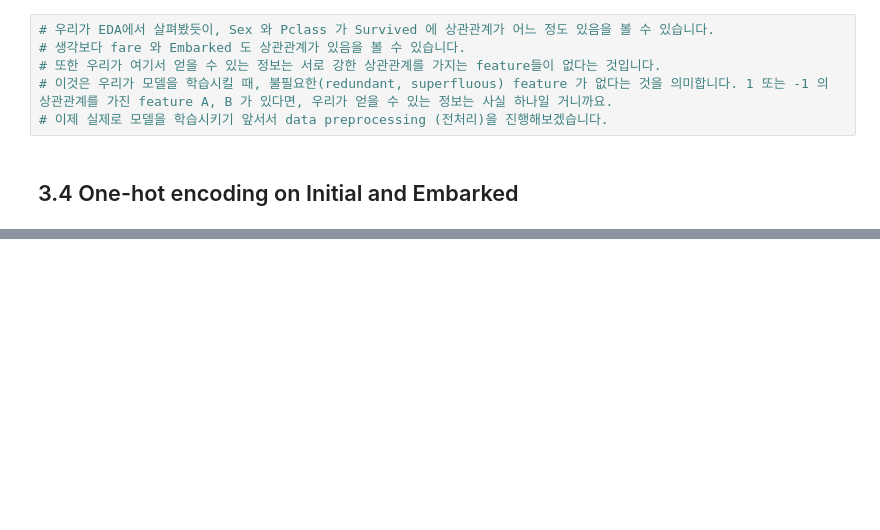
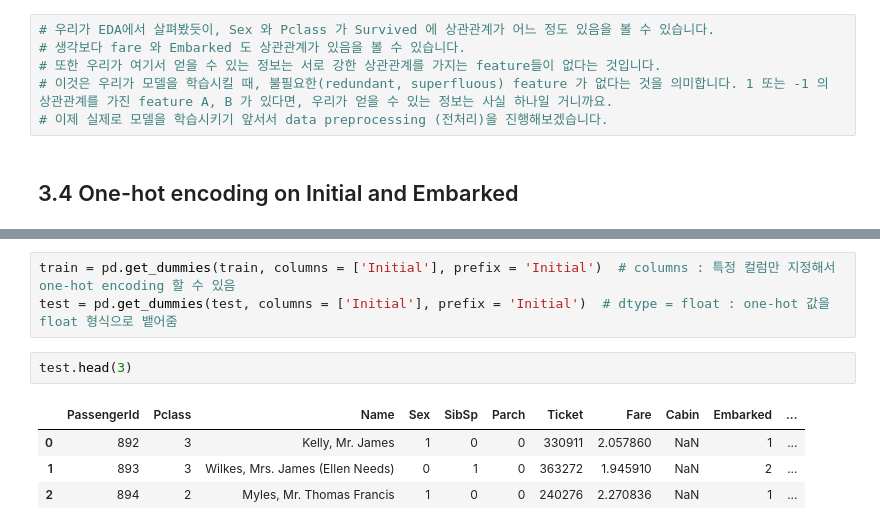
Before and after one commit to JoARa5820/Kaggle, a Jupyter notebook: 타이타닉/타이타닉 튜토리얼 2 - Exploratory data analysis, visualization, machine learning.ipynb, the cells around one changed output, grey strips where cells are left out. Cells and saved outputs as stored; diff of their text form; blank space fills up the shorter version.

```diff
--- a/타이타닉/타이타닉 튜토리얼 2 - Exploratory data analysis, visualization, machine learning.ipynb
+++ b/타이타닉/타이타닉 튜토리얼 2 - Exploratory data analysis, visualization, machine learning.ipynb
@@ -262,0 +270,10 @@ del heatmap_data
+# %%
+train = pd.get_dummies(train, columns = ['Initial'], prefix = 'Initial')  # columns : 특정 컬럼만 지정해서 one-hot encoding 할 수 있음
+test = pd.get_dummies(test, columns = ['Initial'], prefix = 'Initial')  # dtype = float : one-hot 값을 float 형식으로 뱉어줌
+# %%
+test.head(3)
+# %% [output]
+|  | PassengerId | Pclass | Name | Sex | SibSp | Parch | Ticket | Fare | Cabin | Embarked | ... |
+| 0 | 892 | 3 | Kelly, Mr. James | 1 | 0 | 0 | 330911 | 2.057860 | NaN | 1 | ... |
+| 1 | 893 | 3 | Wilkes, Mrs. James (Ellen Needs) | 0 | 1 | 0 | 363272 | 1.945910 | NaN | 2 | ... |
+| 2 | 894 | 2 | Myles, Mr. Thomas Francis | 1 | 0 | 0 | 240276 | 2.270836 | NaN | 1 | ... |
```
Also changed, not shown: parts of 37 cells of this notebook.
